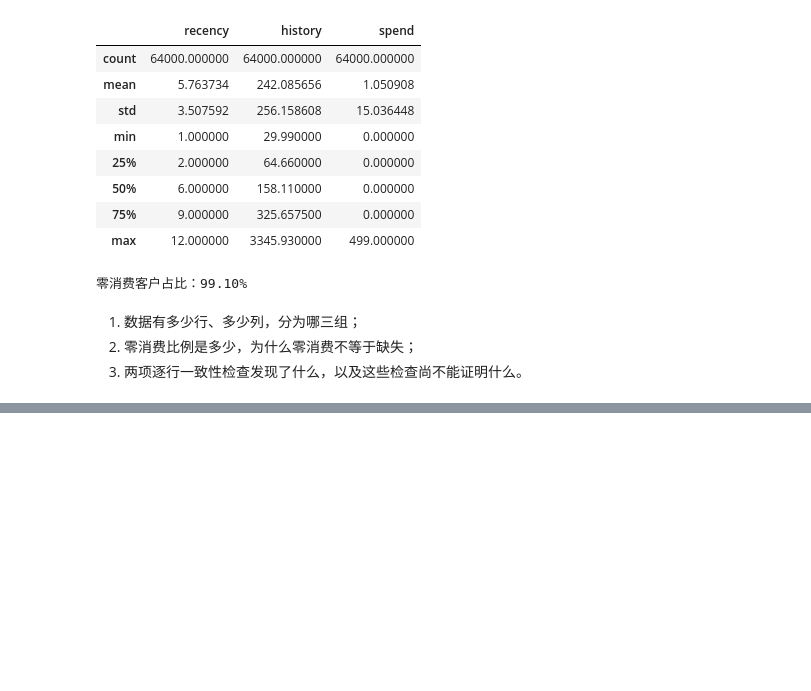
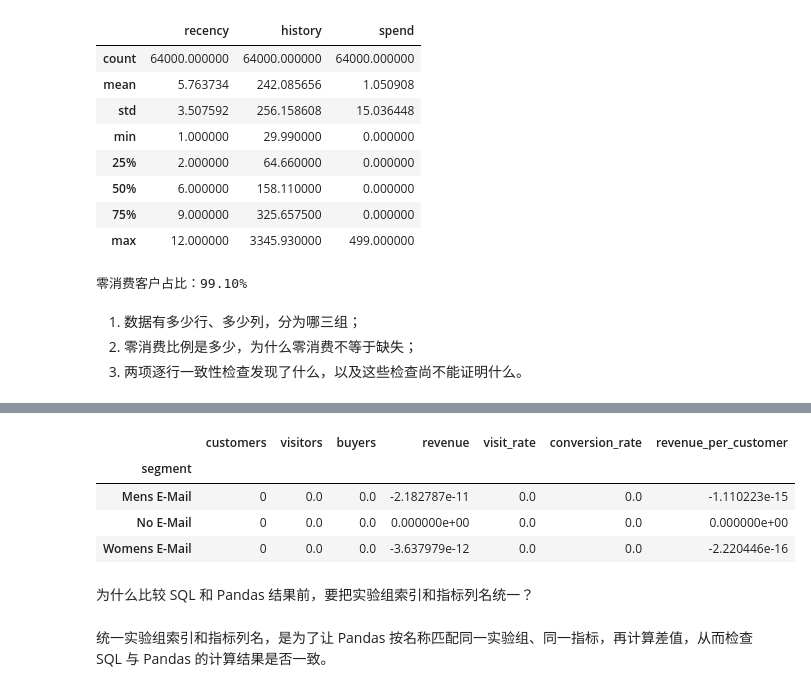
Before and after one commit to xiaomaoII/email-abtest-analysis, a Jupyter notebook: notebooks/python_practice.ipynb, the cells around one changed output, grey strips where cells are left out. Drawn from its saved outputs; the diff is of its cells as text; code cells hidden in the pictures; blank space fills up the shorter version.

```diff
--- a/notebooks/python_practice.ipynb
+++ b/notebooks/python_practice.ipynb
@@ -145,0 +354,21 @@ print(f"零消费客户占比：{zero_spend_rate:.2%}")
+# %%
+sql_aligned = (
+    sql_summary
+    .rename(columns={"n": "customers"})
+    .set_index("segment")
+)
+
+sql_aligned = sql_aligned[group_summary.columns]
+
+metric_difference = group_summary - sql_aligned
+metric_difference
+# %% [output]
+|  | customers | visitors | buyers | revenue | visit_rate | conversion_rate | revenue_per_customer |
+| segment |  |  |  |  |  |  |  |
+| Mens E-Mail | 0 | 0.0 | 0.0 | -2.182787e-11 | 0.0 | 0.0 | -1.110223e-15 |
+| No E-Mail | 0 | 0.0 | 0.0 | 0.000000e+00 | 0.0 | 0.0 | 0.000000e+00 |
+| Womens E-Mail | 0 | 0.0 | 0.0 | -3.637979e-12 | 0.0 | 0.0 | -2.220446e-16 |
+# %% [markdown]
+为什么比较 SQL 和 Pandas 结果前，要把实验组索引和指标列名统一？
+# %% [markdown]
+统一实验组索引和指标列名，是为了让 Pandas 按名称匹配同一实验组、同一指标，再计算差值，从而检查 SQL 与 Pandas 的计算结果是否一致。
```
Also changed, not shown: parts of 30 cells of this notebook, 4 other files.
